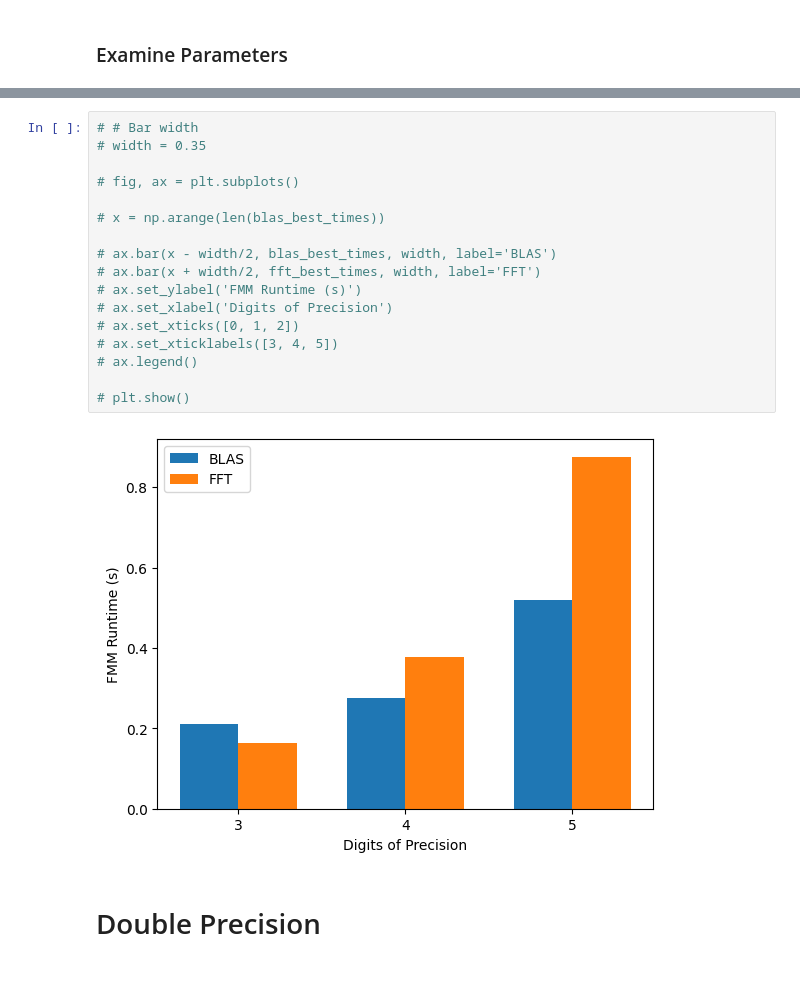
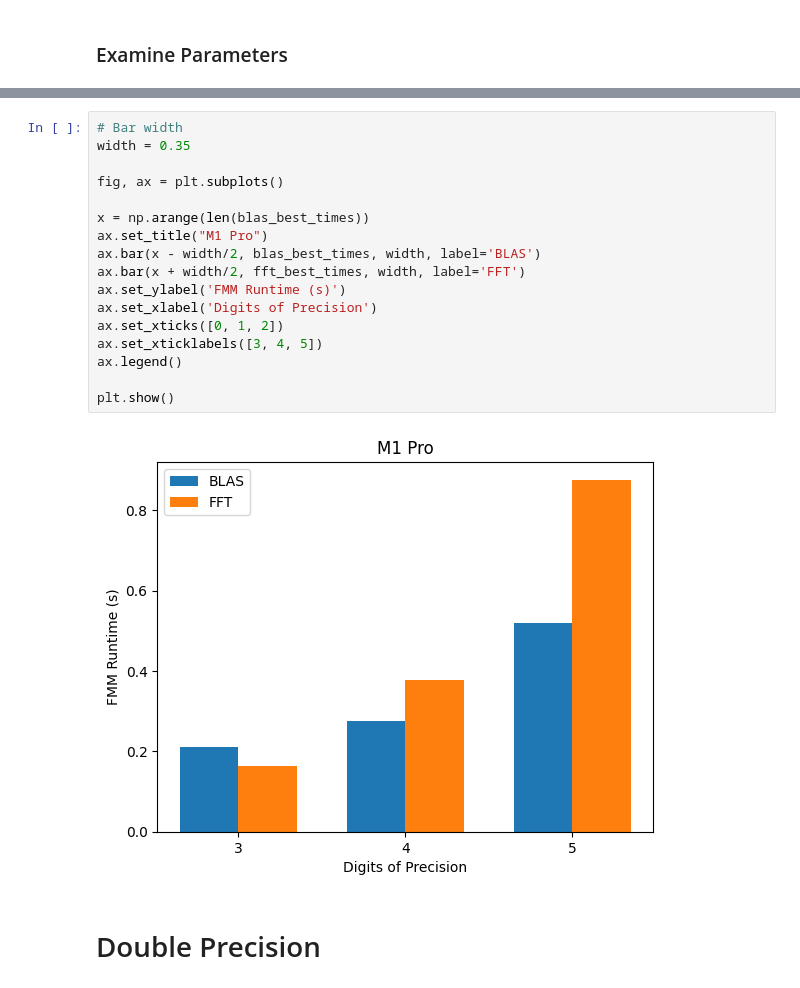
Before and after one commit to bempp/kifmm, a Jupyter notebook: kifmm/python/experiments/Accuracy.ipynb, the cells around one changed output, grey strips where cells are left out. Drawn from its saved outputs; the diff is of its cells as text.

```diff
--- a/kifmm/python/experiments/Accuracy.ipynb
+++ b/kifmm/python/experiments/Accuracy.ipynb
@@ -231,22 +240,22 @@ Computing: 12/12 Eval Time: 1.2752652168273926
 # %%
-# # Bar width
-# width = 0.35
+# Bar width
+width = 0.35
 
-# fig, ax = plt.subplots()
+fig, ax = plt.subplots()
 
-# x = np.arange(len(blas_best_times))
+x = np.arange(len(blas_best_times))
+ax.set_title("M1 Pro")
+ax.bar(x - width/2, blas_best_times, width, label='BLAS')
+ax.bar(x + width/2, fft_best_times, width, label='FFT')
+ax.set_ylabel('FMM Runtime (s)')
+ax.set_xlabel('Digits of Precision')
+ax.set_xticks([0, 1, 2])
+ax.set_xticklabels([3, 4, 5])
+ax.legend()
 
-# ax.bar(x - width/2, blas_best_times, width, label='BLAS')
-# ax.bar(x + width/2, fft_best_times, width, label='FFT')
-# ax.set_ylabel('FMM Runtime (s)')
-# ax.set_xlabel('Digits of Precision')
-# ax.set_xticks([0, 1, 2])
-# ax.set_xticklabels([3, 4, 5])
-# ax.legend()
-
-# plt.show()
+plt.show()
 # %% [output]
-[figure, old version]
+[figure, new version]
 # %% [markdown]
 # Double Precision
 # %% [markdown]
```
Also changed, not shown: parts of 10 cells of this notebook, 3 other files.
